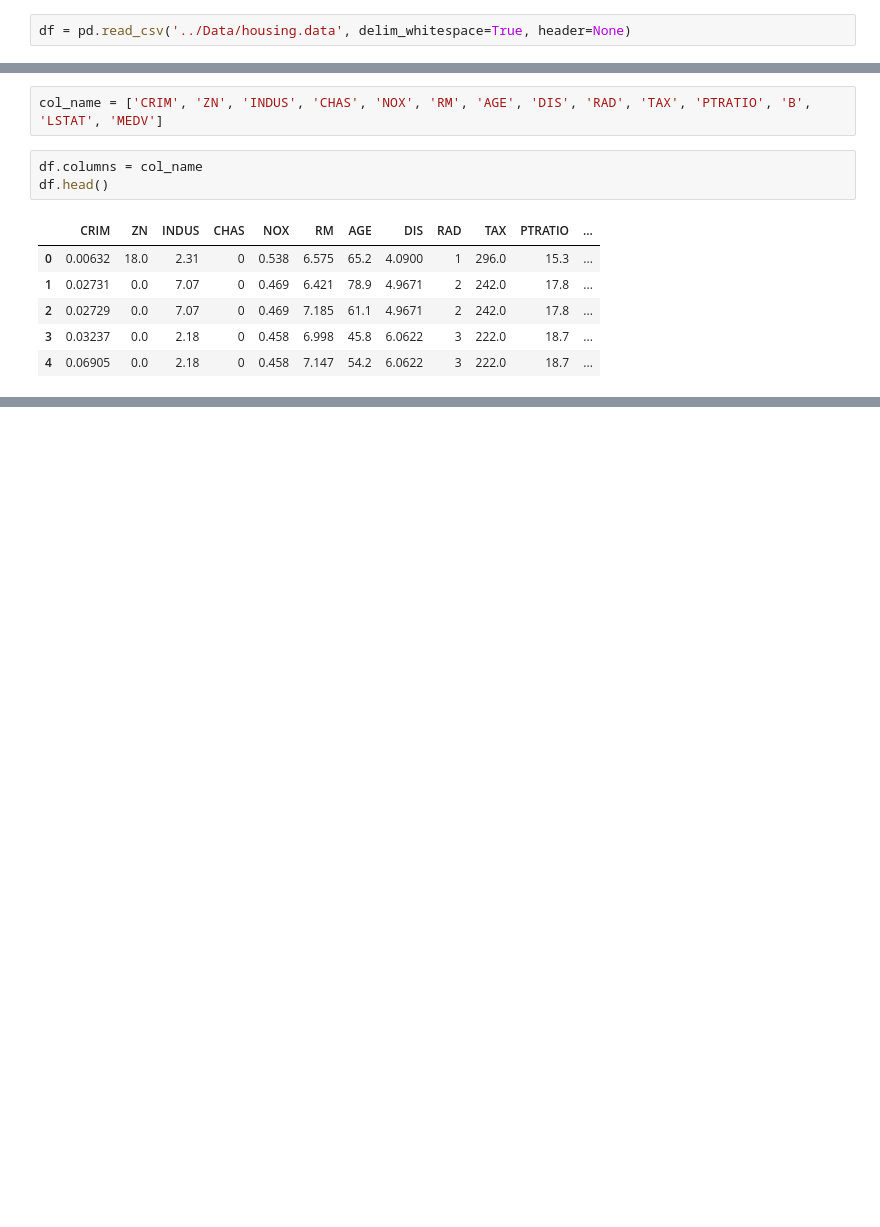
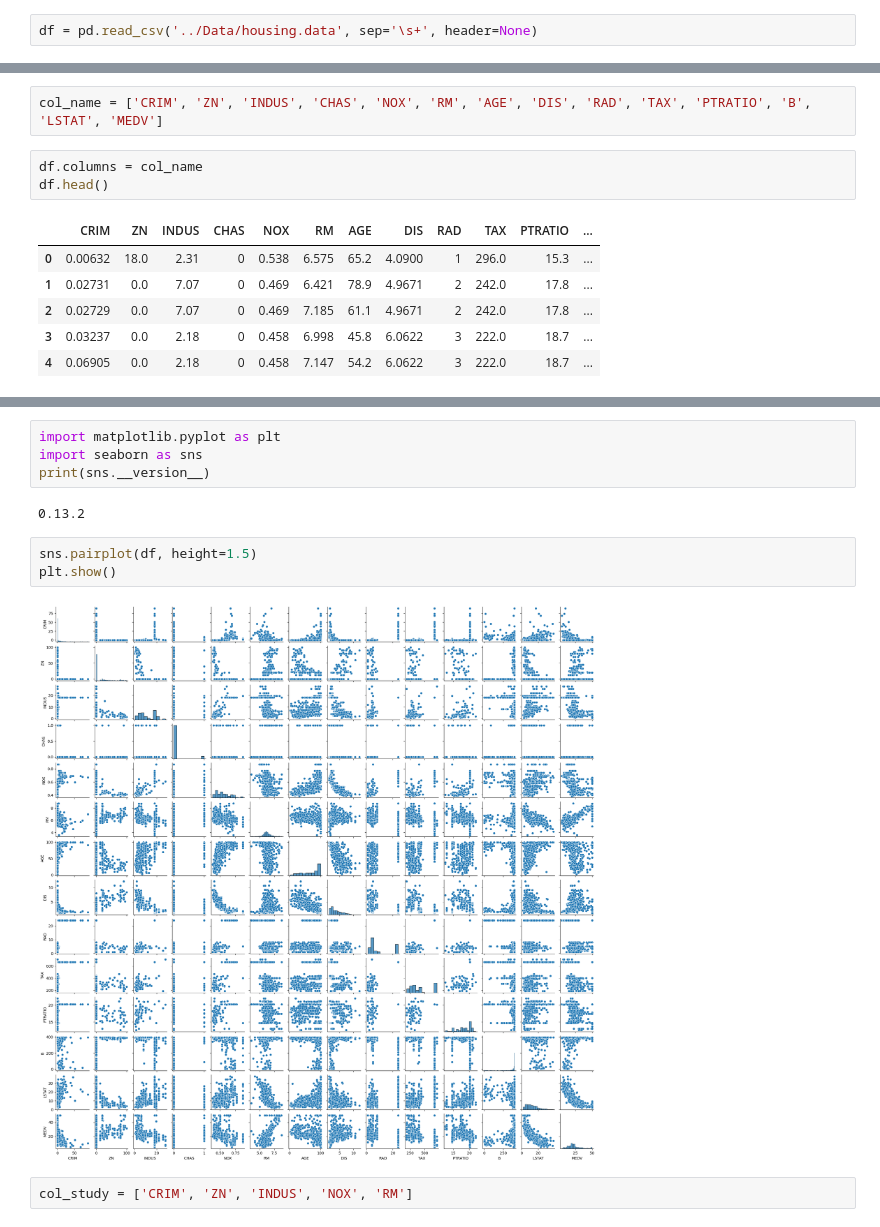
Before and after one commit to YashDagade/ML-Udemy, a Jupyter notebook: Section 3/Boston Housing.ipynb, the cells around one changed output, grey strips where cells are left out. Saved outputs shown, nothing was run; the diff lists cells and outputs as text; blank space fills up the shorter version.

```diff
--- a/Section 3/Boston Housing.ipynb
+++ b/Section 3/Boston Housing.ipynb
@@ -16,7 +16,7 @@ print(sklearn.__version__)
 3.12.4 | packaged by Anaconda, Inc. | (main, Jun 18 2024, 10:07:17) [Clang 14.0.6 ]
 1.5.1
 # %%
-df = pd.read_csv('../Data/housing.data', delim_whitespace=True, header=None)
+df = pd.read_csv('../Data/housing.data', sep='\s+', header=None)
 # %%
 df.head()
 # %% [output]
@@ -40,0 +72,13 @@ df.head()
+# %%
+import matplotlib.pyplot as plt
+import seaborn as sns
+print(sns.__version__)
+# %% [output]
+0.13.2
+# %%
+sns.pairplot(df, height=1.5)
+plt.show()
+# %% [output]
+[figure, added]
+# %%
+col_study = ['CRIM', 'ZN', 'INDUS', 'NOX', 'RM']
```
Also changed, not shown: parts of 67 cells of this notebook, 2 other files.
